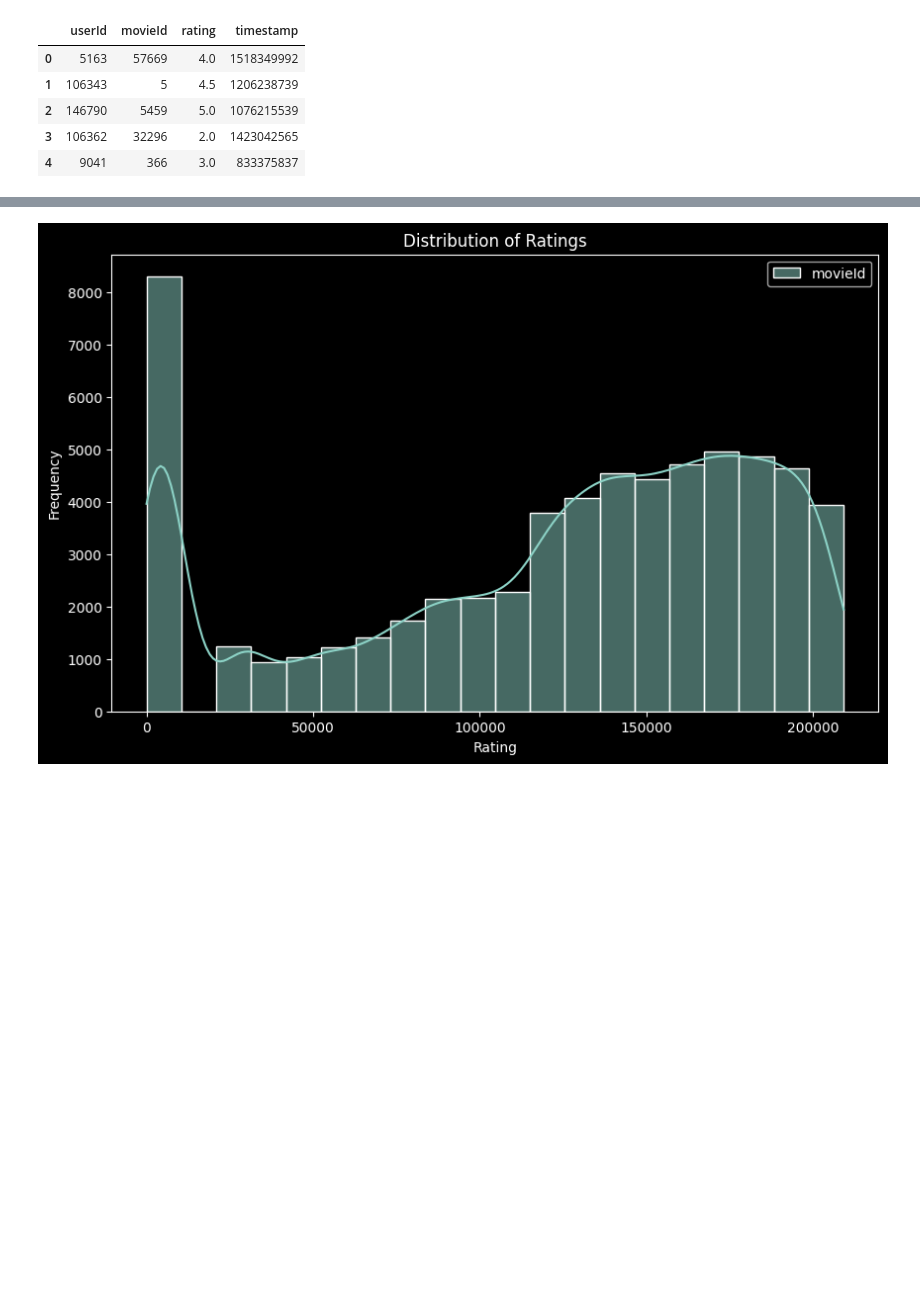
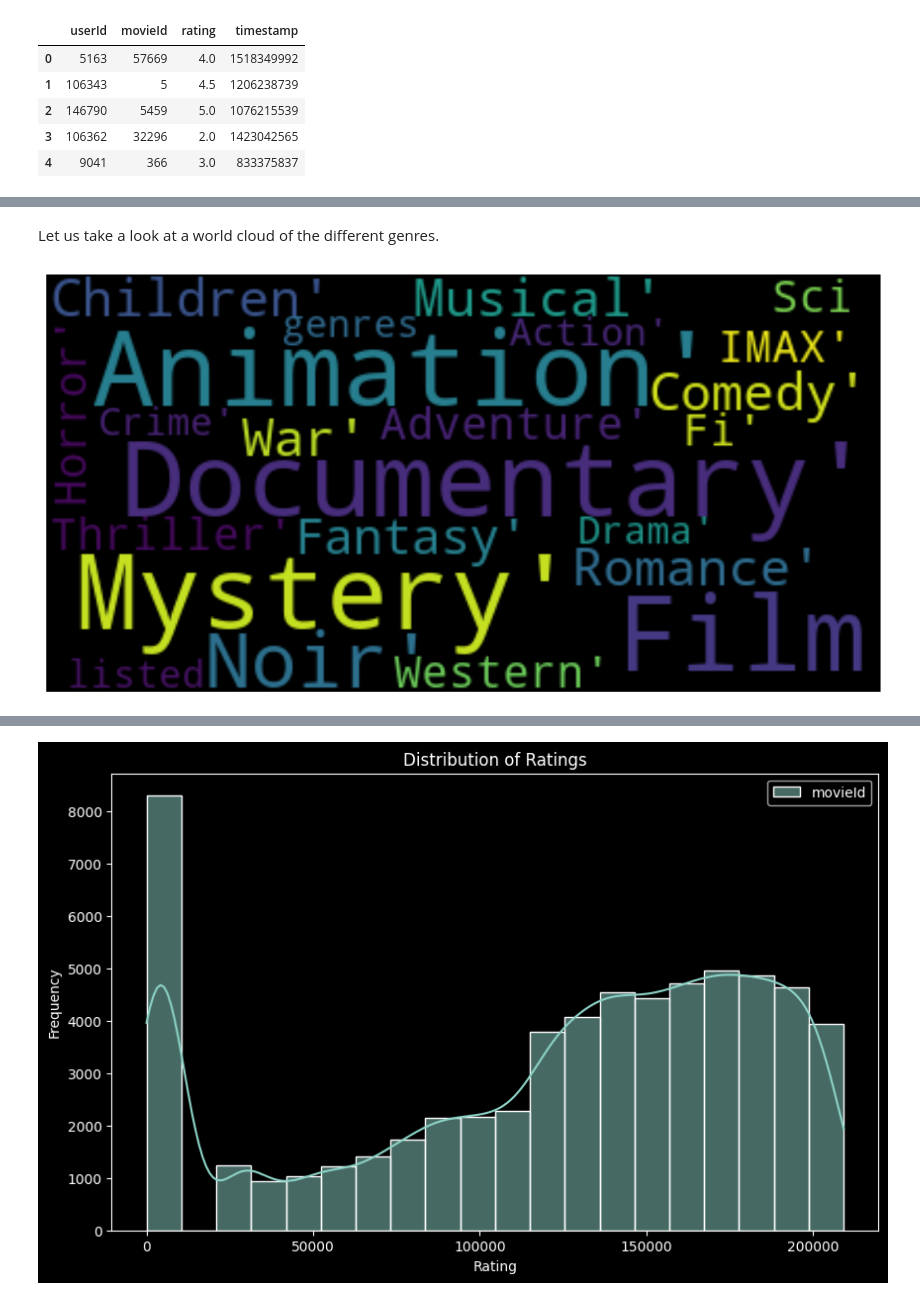
Before and after one commit to MinMaphu/NM2-Unsupervised, a Jupyter notebook: NM2_Unsupervised-checkpoint_EDA_1.ipynb, the cells around one changed output, grey strips where cells are left out. Saved outputs shown, nothing was run; the diff lists cells and outputs as text; code cells hidden in the pictures; blank space fills up the shorter version.

```diff
--- a/NM2_Unsupervised-checkpoint_EDA_1.ipynb
+++ b/NM2_Unsupervised-checkpoint_EDA_1.ipynb
@@ -652,0 +432,15 @@ plt.show()
+# %%
+movies = movies.copy() # Create a new copy of the Movies dataframe
+
+train3['genres'] = train3.genres.str.split('|')
+#Using regular expressions to find a year stored between parentheses
+#We specify the parantheses so we don't conflict with movies that have years in their titles
+train3['year'] = train3.title.str.extract('(\(\d\d\d\d\))',expand=False)
+#Removing the parentheses
+train3['year'] = train3.year.str.extract('(\d\d\d\d)',expand=False)
+#Removing the years from the 'title' column
+train3['title'] = train3.title.str.replace('(\(\d\d\d\d\))', '')
+#Applying the strip function to get rid of any ending whitespace characters that may have appeared
+train3['title'] = train3['title'].apply(lambda x: x.strip())
+
+train3.head() # Show the first 5 observations
@@ -652,0 +645,13 @@ plt.show()
+# %%
+# Create dataframe containing only the movieId and genres
+movies_genres = pd.DataFrame(movies[['movieId', 'genres']],
+                             columns=['movieId', 'genres'])
+
+# Split genres seperated by "|" and create a list containing the genres allocated to each movie
+movies_genres.genres = movies_genres.genres.apply(lambda x: x.split('|'))
+
+# Create expanded dataframe where each movie-genre combination is in a seperate row
+movies_genres = pd.DataFrame([(tup.movieId, d) for tup in movies_genres.itertuples() for d in tup.genres],
+                             columns=['movieId', 'genres'])
+
+movies_genres.head()
@@ -652,0 +665,14 @@ plt.show()
+# %% [markdown]
+Let us take a look at a world cloud of the different genres.
+# %%
+from wordcloud import WordCloud, STOPWORDS, ImageColorGenerator
+gen = movies_genres['genres'].explode()
+text = list(set(gen))
+plt.rcParams['figure.figsize'] = (13, 13)
+wordcloud = WordCloud(max_font_size=50, max_words=100,background_color="black").generate(str(text))
+
+plt.imshow(wordcloud,interpolation="bilinear")
+plt.axis("off")
+plt.show()
+# %% [output]
+[figure, added]
```
Also changed, not shown: parts of 66 cells of this notebook.
